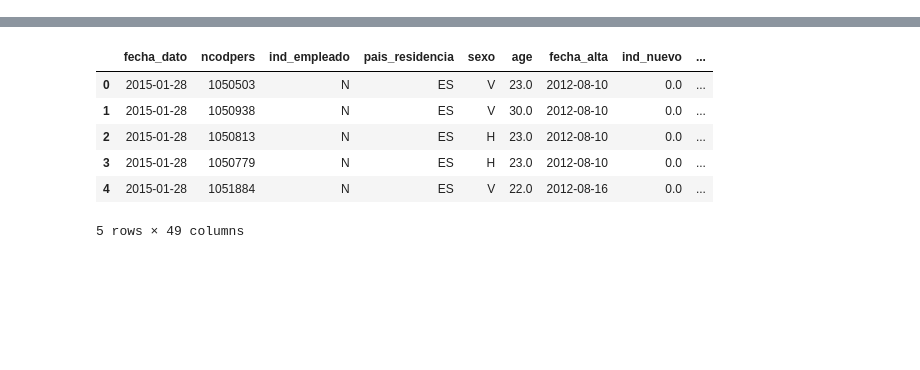
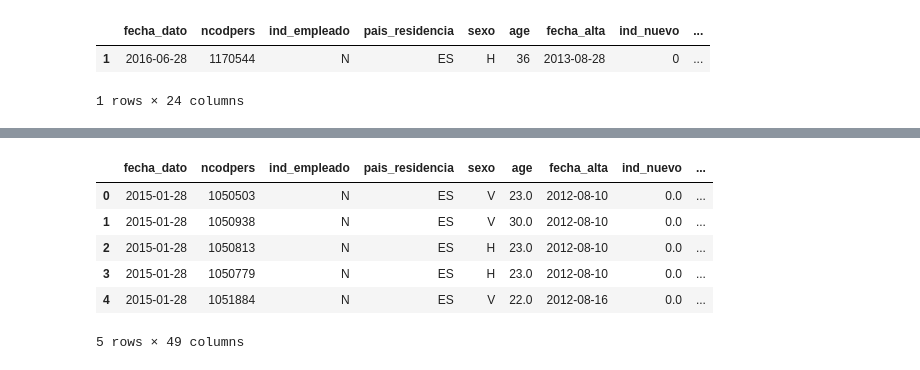
Before and after one commit to ryankresse/santander, a Jupyter notebook: eda.ipynb, the cells around one changed output, grey strips where cells are left out. Drawn from its saved outputs; the diff is of its cells as text; code cells hidden in the pictures; blank space fills up the shorter version.

```diff
--- a/eda.ipynb
+++ b/eda.ipynb
@@ -7,3 +7,5 @@ import numpy as np
 %matplotlib inline
 
 matplotlib.rcParams['figure.figsize'] = (10.0, 7.0)
+# %%
+test = pd.read_csv('test.csv')
@@ -9,0 +35,6 @@ matplotlib.rcParams['figure.figsize'] = (10.0, 7.0)
+# %%
+test.loc[test.ncodpers == 1170544]
+# %% [output]
+|  | fecha_dato | ncodpers | ind_empleado | pais_residencia | sexo | age | fecha_alta | ind_nuevo | ... |
+| 1 | 2016-06-28 | 1170544 | N | ES | H | 36 | 2013-08-28 | 0 | ... |
+1 rows × 24 columns
```
Also changed, not shown: parts of 7 cells of this notebook, 2 other files.
